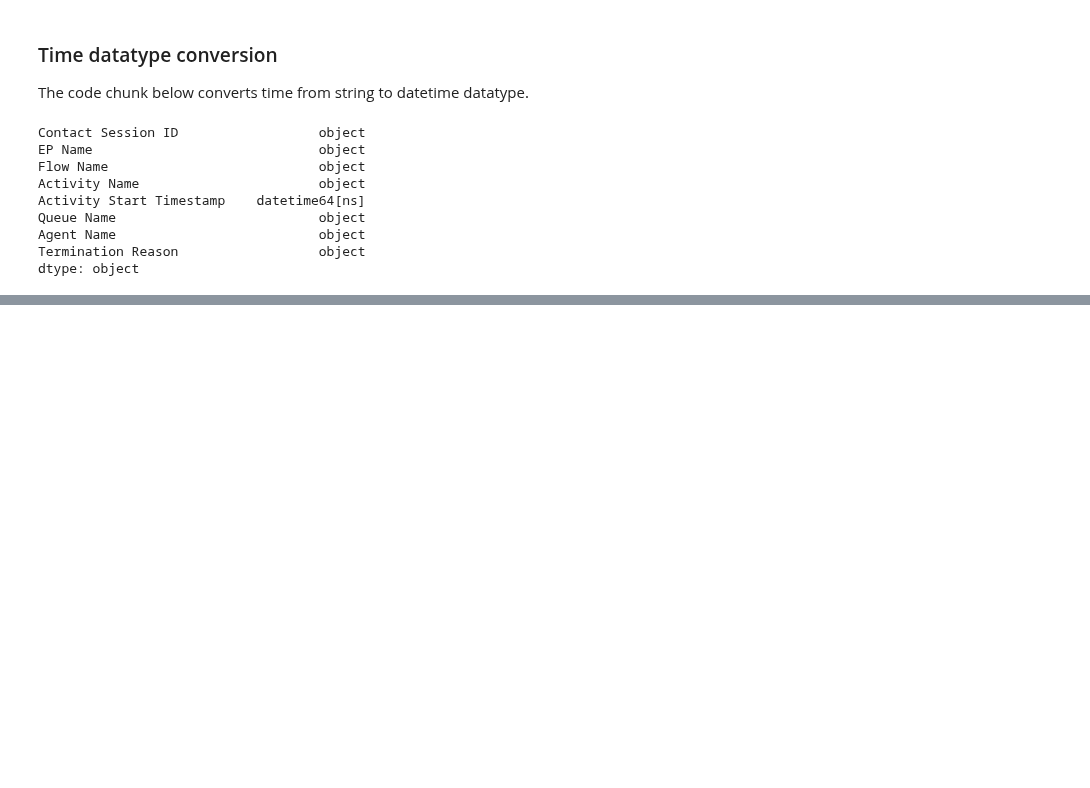
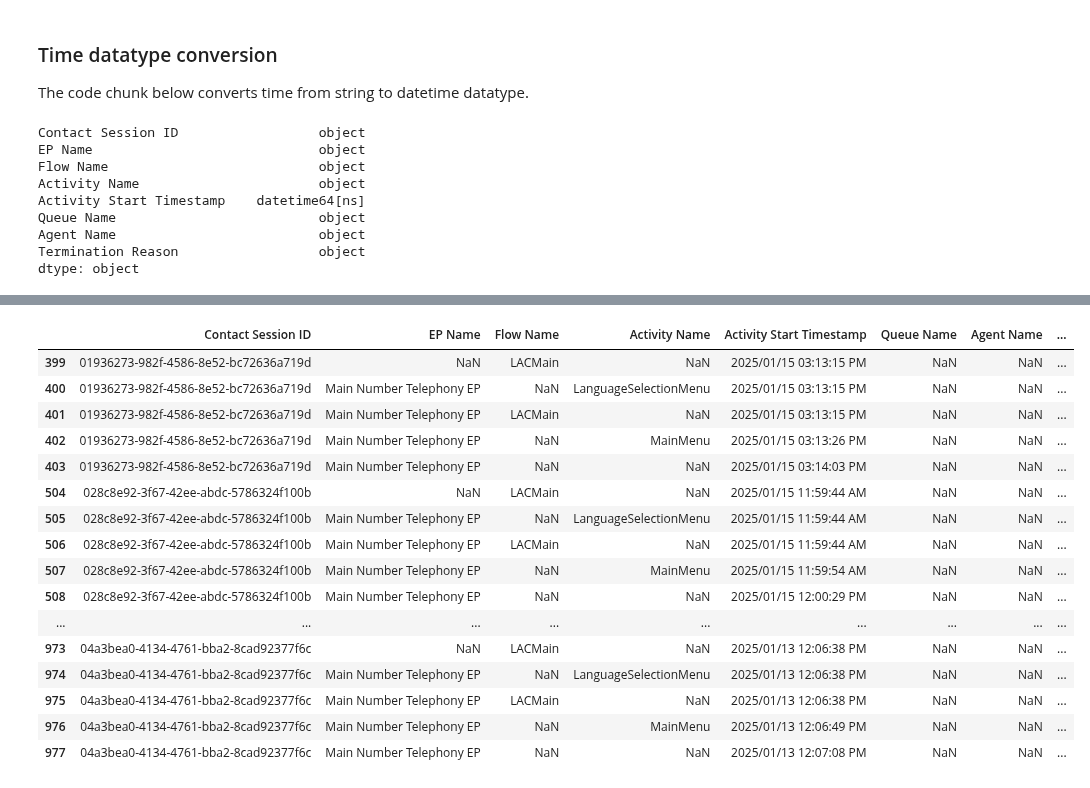
Before and after one commit to arvindkrishna87/STAT390_LegalAid_Fall2025, a Jupyter notebook: Code/Call outcome analysis/Consistency_Check_CallOutcome_Nov17_Derwent.ipynb, the cells around one changed output, grey strips where cells are left out. Cells and saved outputs as stored; diff of their text form; code cells hidden in the pictures; blank space fills up the shorter version.

```diff
--- a/Code/Call outcome analysis/Consistency_Check_CallOutcome_Nov17_Derwent.ipynb
+++ b/Code/Call outcome analysis/Consistency_Check_CallOutcome_Nov17_Derwent.ipynb
@@ -96,0 +109,4 @@ df_main["date"] = pd.to_datetime(df_main["date"])
+# %%
+# getting the last activity for each contact session id
+last = df_main.groupby("Contact Session ID")['Activity Name'].last().reset_index().rename(columns = {"Activity Name": "Last Activity"})
+last
@@ -96,0 +291,20 @@ df_main["date"] = pd.to_datetime(df_main["date"])
+# %%
+results['MainMenu']['journeys'].head(20)
+# %% [output]
+|  | Contact Session ID | EP Name | Flow Name | Activity Name | Activity Start Timestamp | Queue Name | Agent Name | ... |
+| 399 | 01936273-982f-4586-8e52-bc72636a719d | NaN | LACMain | NaN | 2025/01/15 03:13:15 PM | NaN | NaN | ... |
+| 400 | 01936273-982f-4586-8e52-bc72636a719d | Main Number Telephony EP | NaN | LanguageSelectionMenu | 2025/01/15 03:13:15 PM | NaN | NaN | ... |
+| 401 | 01936273-982f-4586-8e52-bc72636a719d | Main Number Telephony EP | LACMain | NaN | 2025/01/15 03:13:15 PM | NaN | NaN | ... |
+| 402 | 01936273-982f-4586-8e52-bc72636a719d | Main Number Telephony EP | NaN | MainMenu | 2025/01/15 03:13:26 PM | NaN | NaN | ... |
+| 403 | 01936273-982f-4586-8e52-bc72636a719d | Main Number Telephony EP | NaN | NaN | 2025/01/15 03:14:03 PM | NaN | NaN | ... |
+| 504 | 028c8e92-3f67-42ee-abdc-5786324f100b | NaN | LACMain | NaN | 2025/01/15 11:59:44 AM | NaN | NaN | ... |
+| 505 | 028c8e92-3f67-42ee-abdc-5786324f100b | Main Number Telephony EP | NaN | LanguageSelectionMenu | 2025/01/15 11:59:44 AM | NaN | NaN | ... |
+| 506 | 028c8e92-3f67-42ee-abdc-5786324f100b | Main Number Telephony EP | LACMain | NaN | 2025/01/15 11:59:44 AM | NaN | NaN | ... |
+| 507 | 028c8e92-3f67-42ee-abdc-5786324f100b | Main Number Telephony EP | NaN | MainMenu | 2025/01/15 11:59:54 AM | NaN | NaN | ... |
+| 508 | 028c8e92-3f67-42ee-abdc-5786324f100b | Main Number Telephony EP | NaN | NaN | 2025/01/15 12:00:29 PM | NaN | NaN | ... |
+| ... | ... | ... | ... | ... | ... | ... | ... | ... |
+| 973 | 04a3bea0-4134-4761-bba2-8cad92377f6c | NaN | LACMain | NaN | 2025/01/13 12:06:38 PM | NaN | NaN | ... |
+| 974 | 04a3bea0-4134-4761-bba2-8cad92377f6c | Main Number Telephony EP | NaN | LanguageSelectionMenu | 2025/01/13 12:06:38 PM | NaN | NaN | ... |
+| 975 | 04a3bea0-4134-4761-bba2-8cad92377f6c | Main Number Telephony EP | LACMain | NaN | 2025/01/13 12:06:38 PM | NaN | NaN | ... |
+| 976 | 04a3bea0-4134-4761-bba2-8cad92377f6c | Main Number Telephony EP | NaN | MainMenu | 2025/01/13 12:06:49 PM | NaN | NaN | ... |
+| 977 | 04a3bea0-4134-4761-bba2-8cad92377f6c | Main Number Telephony EP | NaN | NaN | 2025/01/13 12:07:08 PM | NaN | NaN | ... |
```
Also changed, not shown: parts of 14 cells of this notebook.
